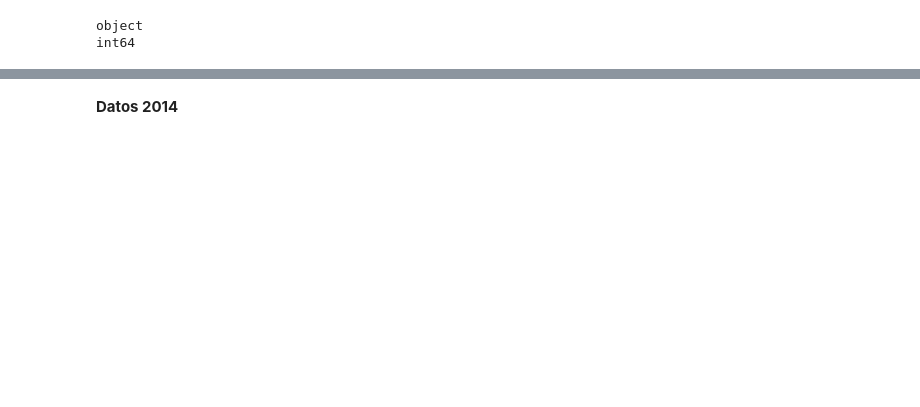
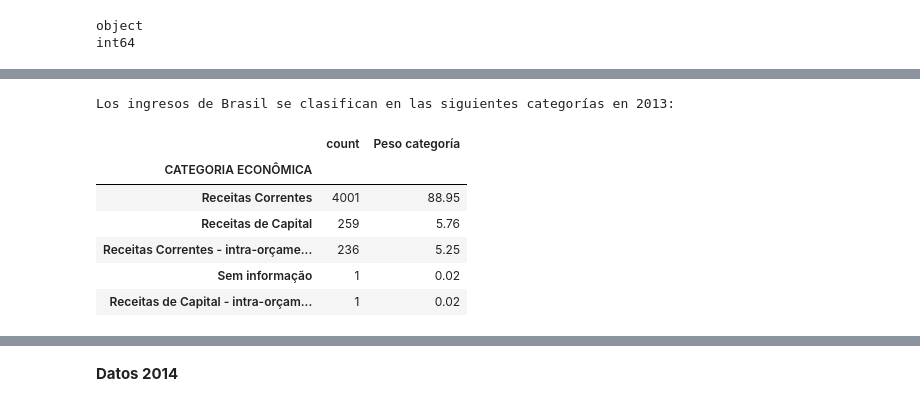
Before and after one commit to Gabijc/Proyecto2_Analisis_Ingresos_Brasil, a Jupyter notebook: EDA_datos_Brasil.ipynb, the cells around one changed output, grey strips where cells are left out. Cells and saved outputs as stored; diff of their text form; code cells hidden in the pictures; blank space fills up the shorter version.

```diff
--- a/EDA_datos_Brasil.ipynb
+++ b/EDA_datos_Brasil.ipynb
@@ -189,0 +299,16 @@ np.int64(0)
+# %%
+# Valores de la columna de `Categoría económica`.
+
+print("Los ingresos de Brasil se clasifican en las siguientes categorías en 2013: \n ")
+detalle_categoría_economica = pd.DataFrame(datos_2013["CATEGORIA ECONÔMICA"].value_counts())
+detalle_categoría_economica["Peso categoría"] = round(((detalle_categoría_economica["count"]/datos_2013.shape[0])*100), 2)
+detalle_categoría_economica
+# %% [output]
+Los ingresos de Brasil se clasifican en las siguientes categorías en 2013:
+|  | count | Peso categoría |
+| CATEGORIA ECONÔMICA |  |  |
+| Receitas Correntes | 4001 | 88.95 |
+| Receitas de Capital | 259 | 5.76 |
+| Receitas Correntes - intra-orçame... | 236 | 5.25 |
+| Sem informação | 1 | 0.02 |
+| Receitas de Capital - intra-orçam... | 1 | 0.02 |
```
Also changed, not shown: parts of 52 cells of this notebook, 3 other files.
